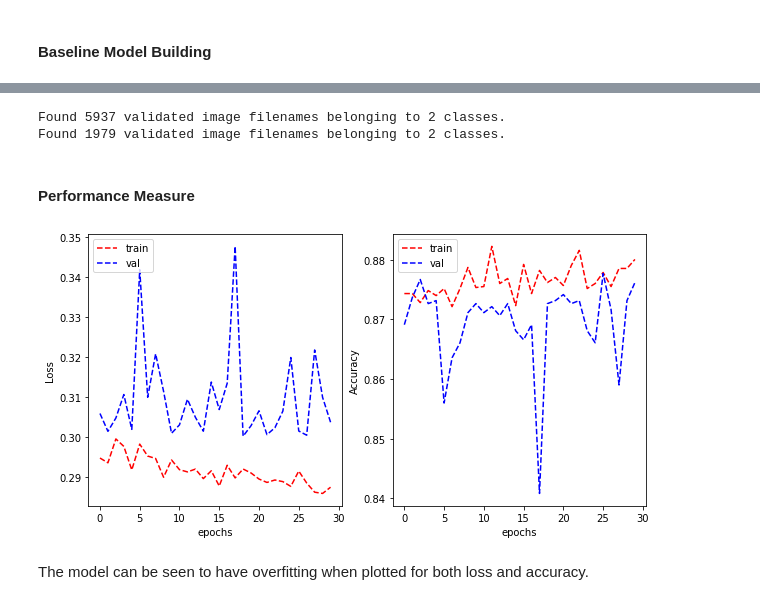
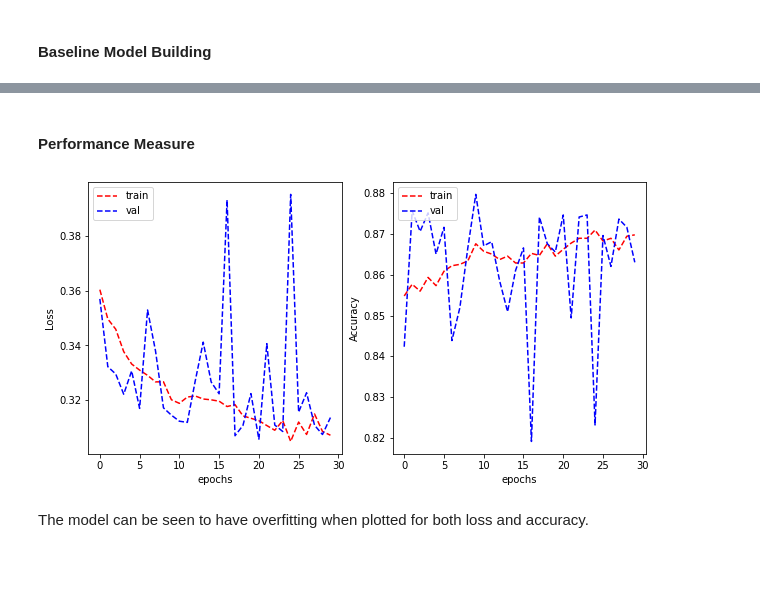
Before and after one commit to Transhumanistx/CML_ColonCancer, a Jupyter notebook: colon_cancer_classification_s3717205.ipynb, the cells around one changed output, grey strips where cells are left out. Cells and saved outputs as stored; diff of their text form; code cells hidden in the pictures; blank space fills up the shorter version.

```diff
--- a/colon_cancer_classification_s3717205.ipynb
+++ b/colon_cancer_classification_s3717205.ipynb
@@ -186 +201,11 @@ Train data: 5937 | Validation Data: 1979 | Test Data: 1980
 Following is a model made designed to predict cancerous from non-cancerous cells.
+# %%
+# Constant variables
+
+IMAGE_SIZE = (27, 27)
+
+# Images are 27x27 in size, and have 3 dimensions for the RGB colouring of each pixel
+INPUT_DIM = (27, 27, 3)
+
+# TESTING output for Cancerous & Non-Cancerous (2 classes)
+OUTPUT_CLASSES = 2
@@ -230,5 +304,6 @@ OUTPUT_CLASSES = 2
 # %%
-model = tf.keras.Sequential([
+# Building the layers of the neural network model
+base_model = tf.keras.Sequential([
     tf.keras.layers.Flatten(input_shape=INPUT_DIM),
     tf.keras.layers.Dense(HIDDEN_LAYER_DIM, activation='sigmoid'),
     tf.keras.layers.Dense(OUTPUT_CLASSES)
@@ -257,48 +328,17 @@ tf.keras.utils.plot_model(model, show_shapes=True)
 # %%
-model.compile(optimizer='SGD',
-              loss=tf.keras.losses.CategoricalCrossentropy(from_logits=True),
-              metrics=['categorical_accuracy'])
+base_model.compile(optimizer = 'SGD',
+                   loss = tf.keras.losses.CategoricalCrossentropy(from_logits = True),
+                   metrics = ['categorical_accuracy'])
-# %%
-from tensorflow.keras.preprocessing.image import ImageDataGenerator
-
-train_data['isCancerous'] = train_data['isCancerous'].astype('str')
-val_data['isCancerous'] = val_data['isCancerous'].astype('str')
-
-train_datagen = ImageDataGenerator(rescale=1./255, data_format='channels_last')
-val_datagen = ImageDataGenerator(rescale=1./255, data_format='channels_last')
-
-batch_size = 27
-
-train_generator = train_datagen.flow_from_dataframe(
-        dataframe=train_data,
-        directory='./Image_classification_data/patch_images',
-        x_col="ImageName",
-        y_col="isCancerous",
-        target_size=(27, 27),
-        batch_size=batch_size,
-        class_mode='categorical')
-
-validation_generator = val_datagen.flow_from_dataframe(
-        dataframe=val_data,
-        directory='./Image_classification_data/patch_images',
-        x_col="ImageName",
-        y_col="isCancerous",
-        target_size=(27, 27),
-        batch_size=batch_size,
-        class_mode='categorical')
-# %% [output]
-Found 5937 validated image filenames belonging to 2 classes.
-Found 1979 validated image filenames belonging to 2 classes.
 # %% [markdown]
 #### **Performance Measure**
 # %%
-history = model.fit_generator(train_generator, validation_data = validation_generator, epochs=30, verbose=0)
+base_history = base_model.fit_generator(train_generator, validation_data = validation_generator, epochs = 30, verbose = 0)
 # %%
-plot_learning_curve(history.history['loss'], history.history['val_loss'],
-                    history.history['categorical_accuracy'], history.history['val_categorical_accuracy'],
-                    metric_name='Accuracy')
+plot_learning_curve(base_history.history['loss'], base_history.history['val_loss'],
+                    base_history.history['categorical_accuracy'], base_history.history['val_categorical_accuracy'],
+                    metric_name = 'Accuracy')
 # %% [output]
-[figure, old version]
+[figure, new version]
 # %% [markdown]
 The model can be seen to have overfitting when plotted for both loss and accuracy.
 # %% [markdown]
```
Also changed, not shown: parts of 41 cells of this notebook, 1 other file.
